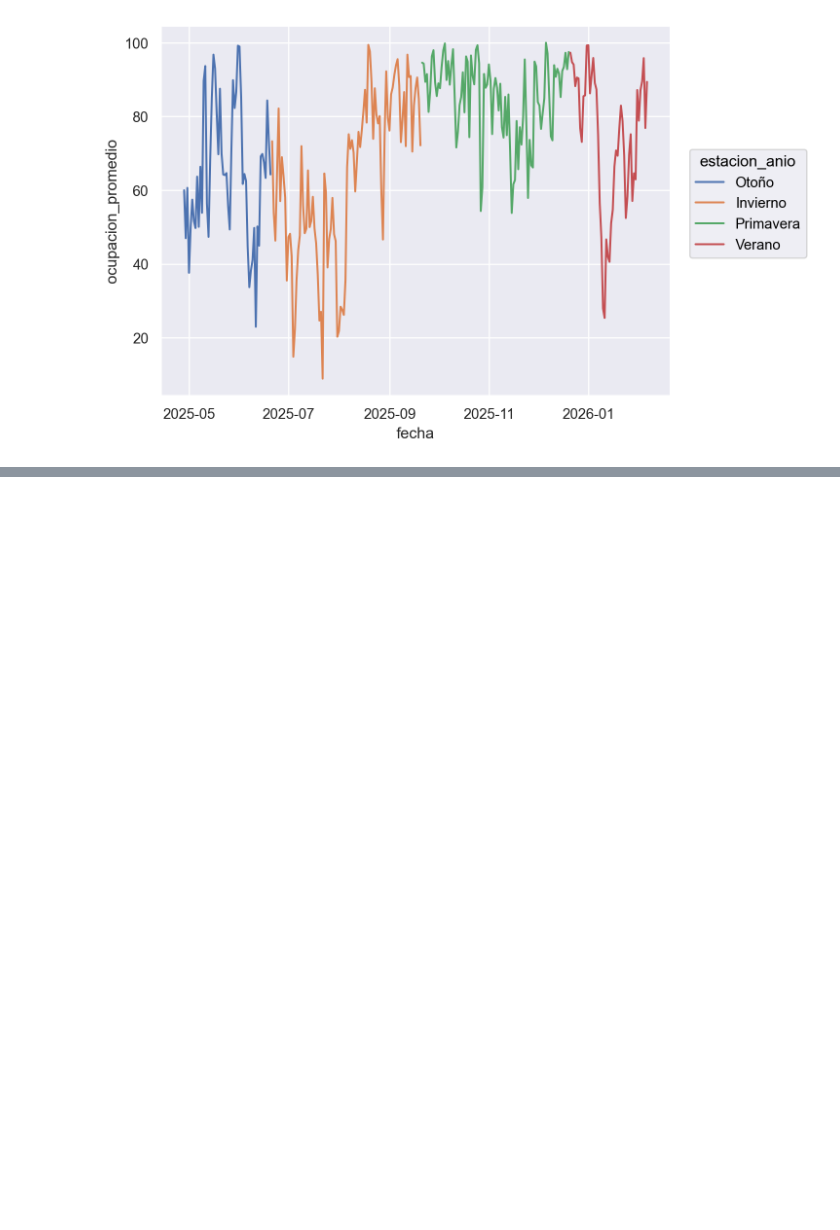
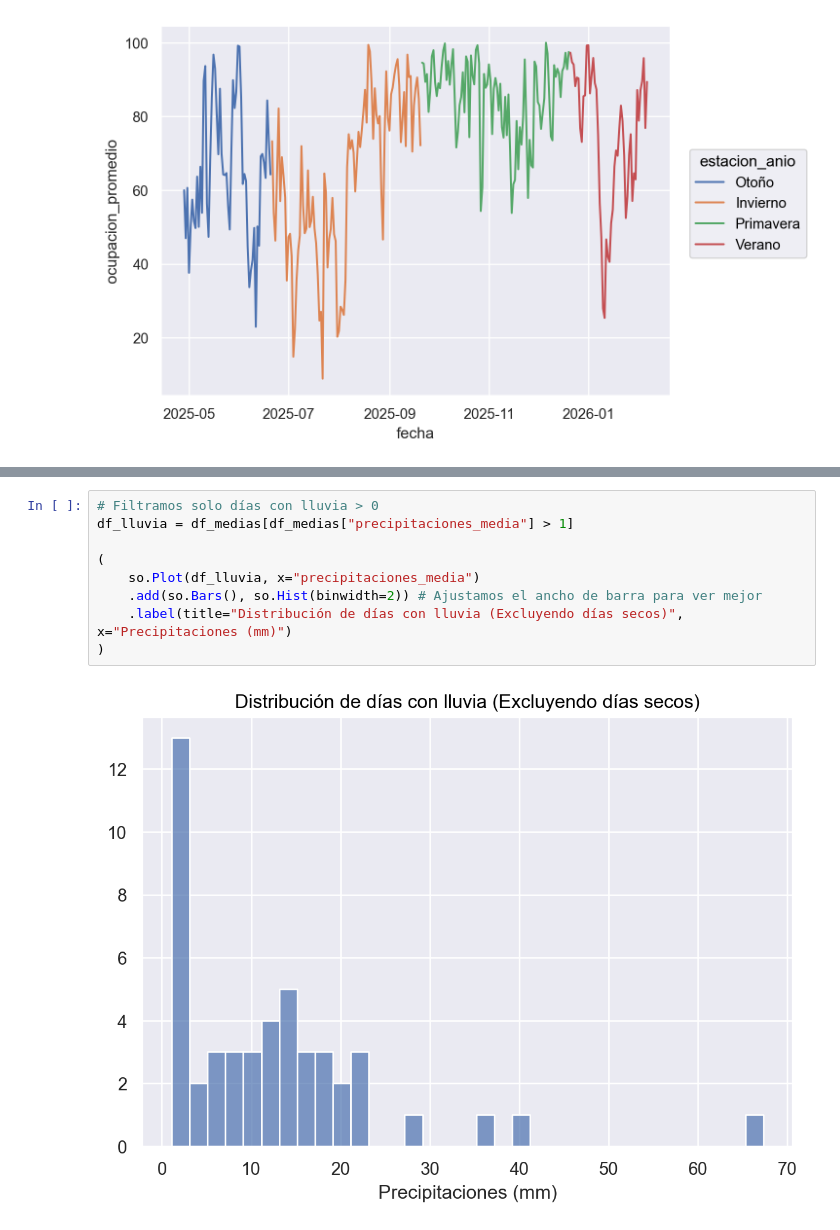
Before and after one commit to leonelifernandez12/labo_datos, a Jupyter notebook: tp1.ipynb, the cells around one changed output, grey strips where cells are left out. Cells and saved outputs as stored; diff of their text form; blank space fills up the shorter version.

```diff
--- a/tp1.ipynb
+++ b/tp1.ipynb
@@ -1052,3 +966,14 @@ OperationalError: use DROP TABLE to delete table rangos_temp_temporadas
+# %%
+# Filtramos solo días con lluvia > 0
+df_lluvia = df_medias[df_medias["precipitaciones_media"] > 1]
+
+(
+    so.Plot(df_lluvia, x="precipitaciones_media")
+    .add(so.Bars(), so.Hist(binwidth=2)) # Ajustamos el ancho de barra para ver mejor
+    .label(title="Distribución de días con lluvia (Excluyendo días secos)", x="Precipitaciones (mm)")
+)
+# %% [output]
+[figure, added]
 # %%
 fig, ax = plt.subplots(2, 2, figsize=(10, 10))
 
```
Also changed, not shown: parts of 11 cells of this notebook, 1 other file.
